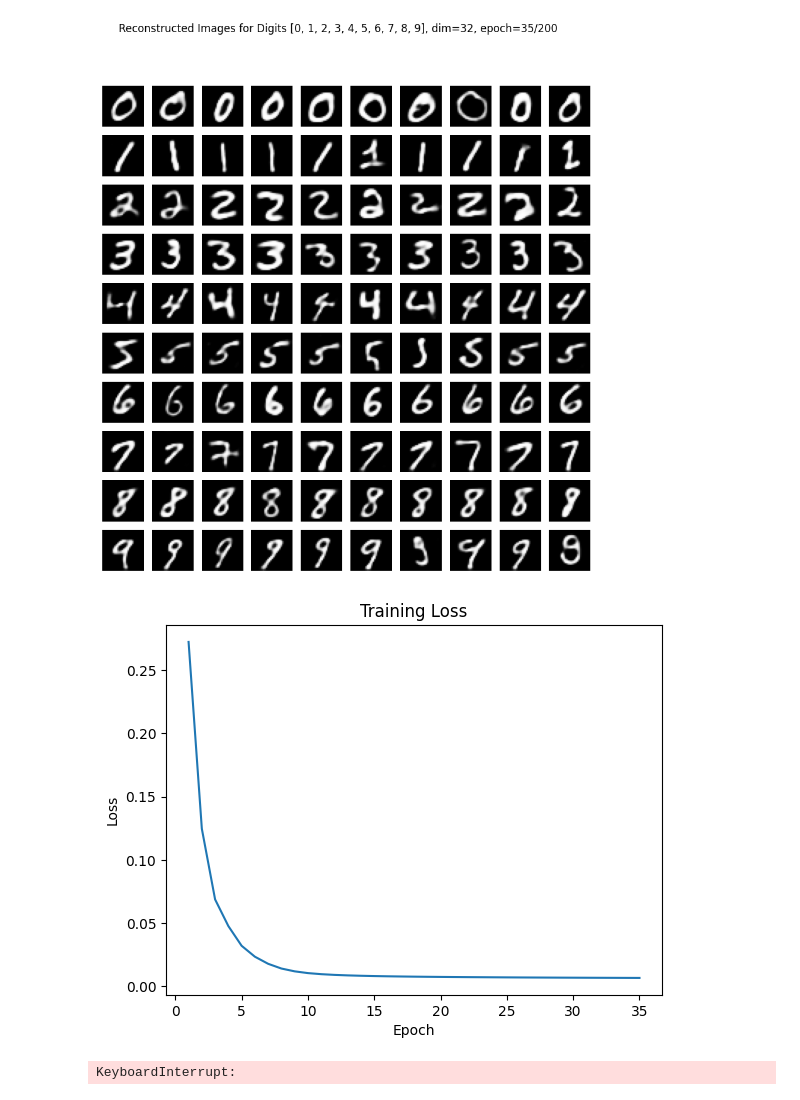
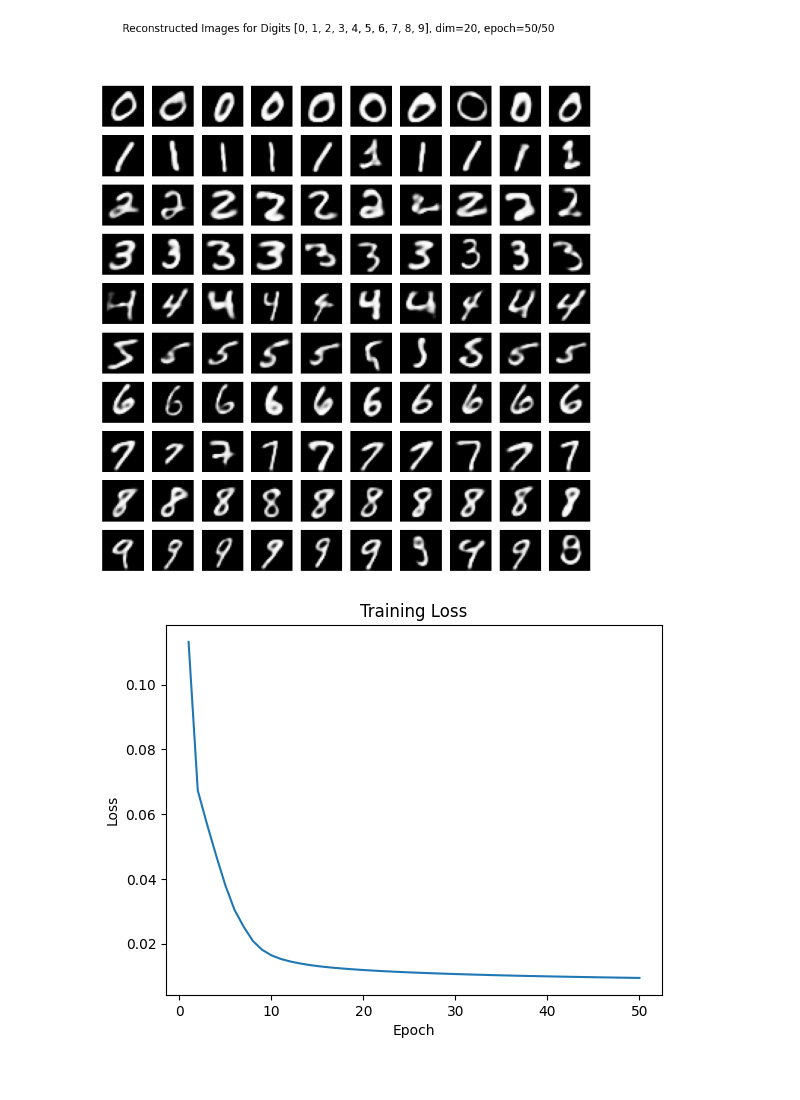
Before and after one commit to red1108/infoQGAN, a Jupyter notebook: mnist_autoencoder_custom.ipynb, the cells around one changed output. Cells and saved outputs as stored; diff of their text form; code cells hidden in the pictures.

```diff
--- a/mnist_autoencoder_custom.ipynb
+++ b/mnist_autoencoder_custom.ipynb
@@ -13,8 +13,8 @@ from IPython.display import clear_output
 
 DIGITS = [0, 1, 2, 3, 4, 5, 6, 7, 8, 9]  # 학습할 숫자들 설정
 DIGITS_STR = ''.join(map(str, DIGITS))
-latent_dim = 32
-epochs = 200
+latent_dim = 20
+epochs = 50
 lr = 0.0001
 
 # 모델 초기화
@@ -59,36 +59,35 @@ for epoch in range(epochs):
             axs[j].axis('off')
         axs[0].set_title(f"Digit {digit}", size='large')
 
     else:
         # 여러 숫자가 선택된 경우 각 숫자에 대해 1x10 그리드 설정
         fig, axs = plt.subplots(len(DIGITS), 10, figsize=(10, len(DIGITS)))
         reconstructed_images = []
         for digit in DIGITS:
             images_to_reconstruct = [img for img, label in train_data if label == digit][:10]
             images_to_reconstruct = torch.stack(images_to_reconstruct)
             reconstructed = autoencoder(images_to_reconstruct).detach()
             reconstructed_images.append((digit, reconstructed))
 
         for i, (digit, images) in enumerate(reconstructed_images):
             for j in range(10):
                 axs[i, j].imshow(images[j].view(28, 28).numpy(), cmap='gray')
                 axs[i, j].axis('off')
             axs[i, 0].set_ylabel(f"Digit {digit}", size='large')
 
     plt.suptitle(f"Reconstructed Images for Digits {DIGITS}, dim={latent_dim}, epoch={epoch + 1}/{epochs}")
     plt.show()
 
     # 그동안의 손실 전부 출력
     losses.append(epoch_loss / batch_count)
     plt.plot(range(1, len(losses) + 1), losses)
     plt.title("Training Loss")
     plt.xlabel("Epoch")
     plt.ylabel("Loss")
     plt.show()
 # %% [output]
-[figure, old version]
+[figure, new version]
-[figure, old version]
+[figure, new version]
-KeyboardInterrupt:
 # %%
 # save & load autoencoder
 save = True
```
Also changed, not shown: parts of 2 cells of this notebook, 10 other files.
